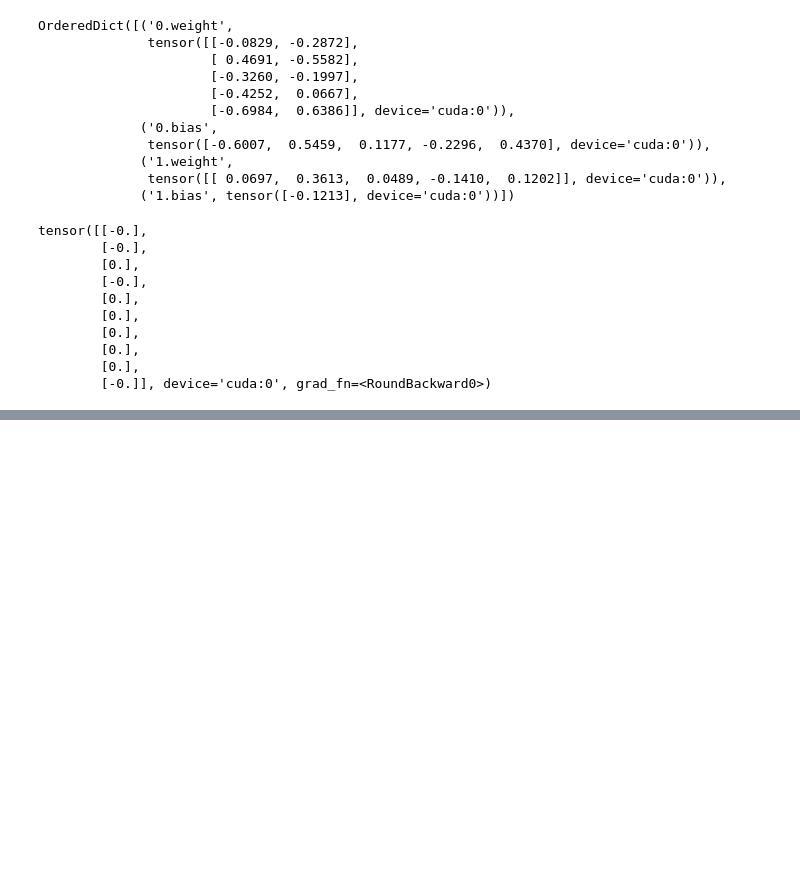
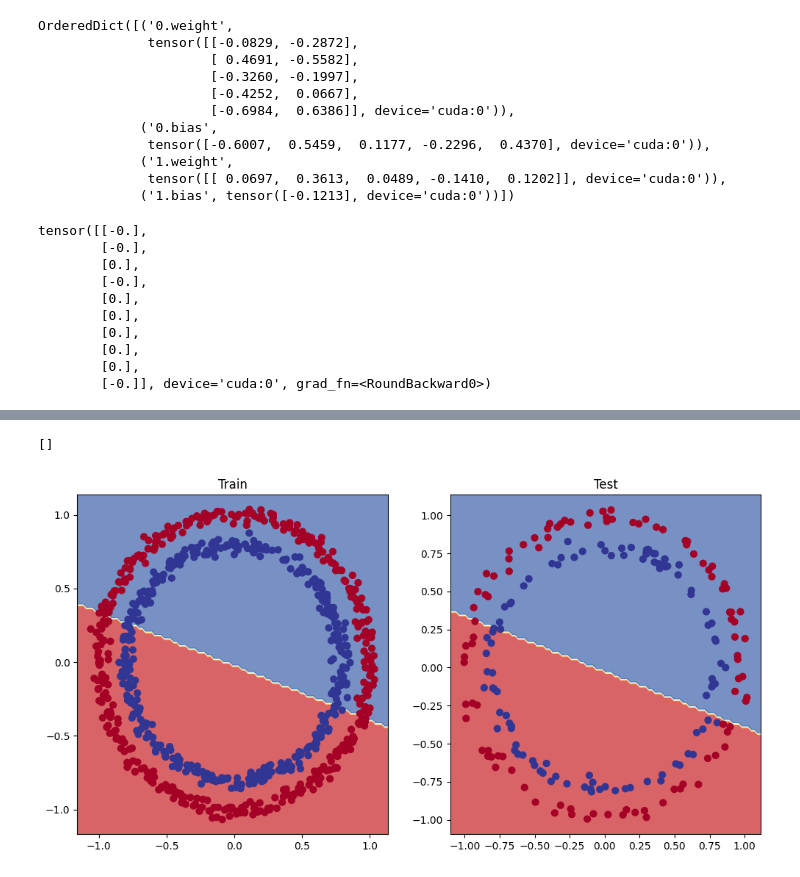
Before and after one commit to phani-x507/DeepLearning, a Jupyter notebook: 02_Neural_network_Classification_with_Pytorch.ipynb, the cells around one changed output, grey strips where cells are left out. Cells and saved outputs as stored; diff of their text form; code cells hidden in the pictures; blank space fills up the shorter version.

Commit message:
Upto Plot Decision Boundary

```diff
--- a/02_Neural_network_Classification_with_Pytorch.ipynb
+++ b/02_Neural_network_Classification_with_Pytorch.ipynb
@@ -212,0 +222,28 @@ tensor([[-0.],
+# %%
+# Loss function
+# loss_fn = nn.BCELoss() -> requires to pass thorugh the sigmoid before using this.
+# nn.Sequential(
+#     nn.Sigmoid(),
+#     nn.BCELoss()
+# )
+
+loss_fn = nn.BCEWithLogitsLoss() #Sigmoid activation function builtin
+
+#Optimizer
+optimizer = torch.optim.SGD(params = model_0.parameters(),
+                            lr=0.1)
+# %%
+#Calculate Accuracy.-  out of 100 examples, what percentage does our model get right?
+def accuracy_fn(y_true,y_pred):
+  correct = torch.eq(y_true.to(device),y_pred.to(device)).sum().item()
+
+  acc =( correct/len(y_pred))*100
+
+  return acc
+# %%
+### 3.1 Going from raw Logts -> Prediction Probabilities -> Prediction Labels
+
+model_0.eval()
+with torch.inference_mode():
+  y_logits = model_0(X_test.to(device))[:5]
+y_logits
@@ -212,0 +381,13 @@ tensor([[-0.],
+# %%
+plt.figure(figsize = (12,6))
+plt.subplot(1,2,1)
+plt.title("Train")
+plot_decision_boundary(model_0,X_train,y_train)
+plt.subplot(1,2,2)
+plt.title("Test")
+plot_decision_boundary(model_0,X_test,y_test)
+
+plt.plot()
+# %% [output]
+[]
+[figure, added]
```
Also changed, not shown: parts of 10 cells of this notebook.
